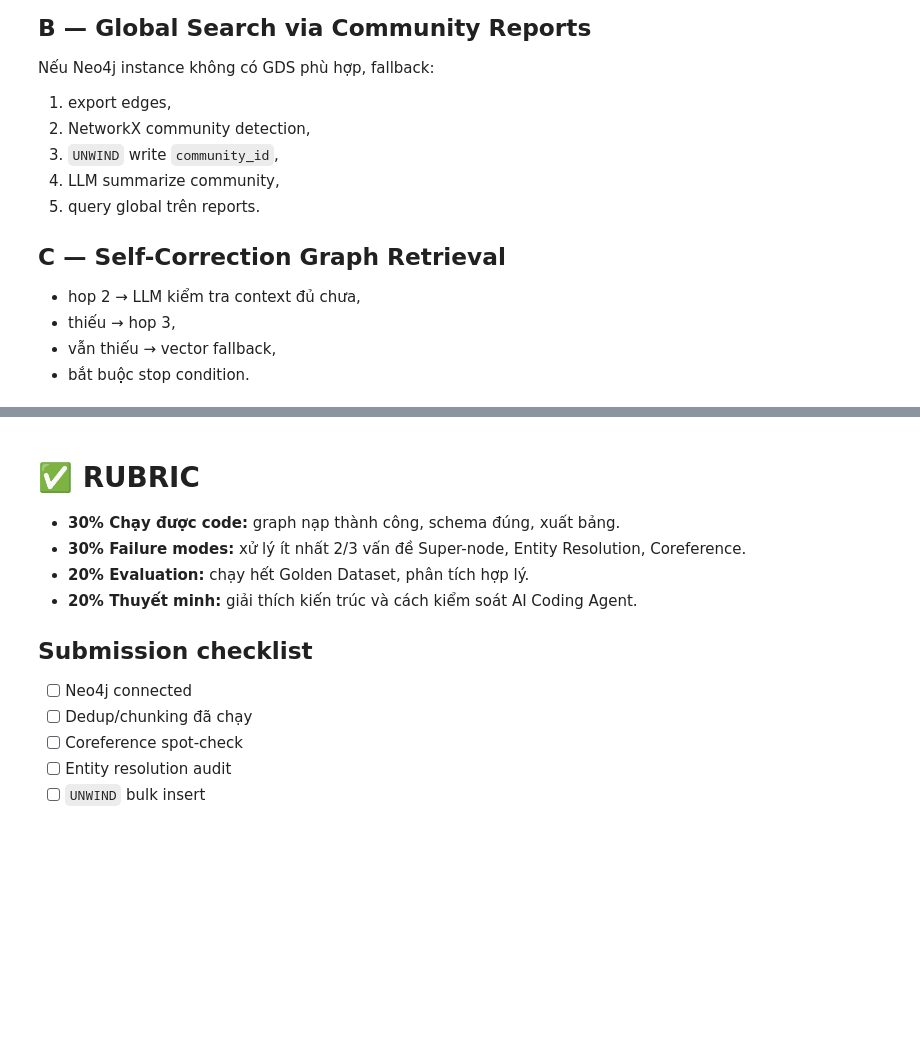
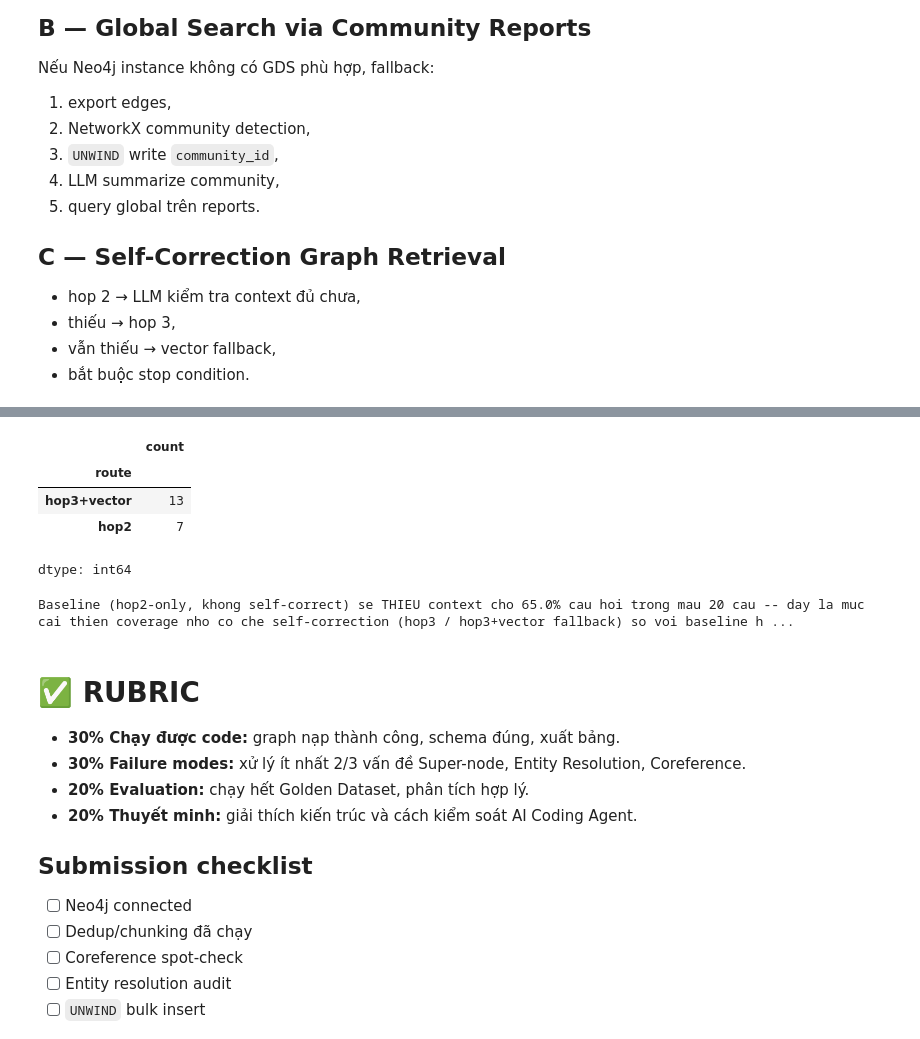
Before and after one commit to nt15032/K3-Track3-Lab19-GraphRAG-2A202601618-NguyenDucAnhTuan, a Jupyter notebook: Day19_GraphRAG_vs_FlatRAG_Production_Lab_Guide.ipynb, the cells around one changed output, grey strips where cells are left out. Saved outputs shown, nothing was run; the diff lists cells and outputs as text; code cells hidden in the pictures; blank space fills up the shorter version.

```diff
--- a/Day19_GraphRAG_vs_FlatRAG_Production_Lab_Guide.ipynb
+++ b/Day19_GraphRAG_vs_FlatRAG_Production_Lab_Guide.ipynb
@@ -1686,6 +1802,29 @@ def self_correcting_context(question):
         "context":f"=== GRAPH ===\n{g3['context']}\n\n=== VECTOR ===\n{flat}",
         "missing":missing2
     }
+# %%
+#@title Bonus C (demo) — Self-correction quantified (before/after)
+SC_SAMPLE_N = 20  # tang len len(golden_df) neu con du quota LLM
+
+sc_rows = []
+for q in tqdm(golden_df.head(SC_SAMPLE_N).itertuples(index=False), total=SC_SAMPLE_N, desc="Self-correction"):
+    r = self_correcting_context(q.question)
+    sc_rows.append({"id": q.id, "group": q.group, "route": r["route"], "missing": r["missing"]})
+
+sc_df = pd.DataFrame(sc_rows)
+display(sc_df["route"].value_counts())
+
+hop2_only_insufficient = (sc_df["route"] != "hop2").mean() * 100
+print(f"Baseline (hop2-only, khong self-correct) se THIEU context cho {hop2_only_insufficient:.1f}% "
+      f"cau hoi trong mau {SC_SAMPLE_N} cau -- day la muc cai thien coverage nho co che self-correction "
+      f"(hop3 / hop3+vector fallback) so voi baseline hop2 co dinh.")
+# %% [output]
+|  | count |
+| route |  |
+| hop3+vector | 13 |
+| hop2 | 7 |
+dtype: int64
+Baseline (hop2-only, khong self-correct) se THIEU context cho 65.0% cau hoi trong mau 20 cau -- day la muc cai thien coverage nho co che self-correction (hop3 / hop3+vector fallback) so voi baseline h ...
 # %% [markdown]
 # ✅ RUBRIC
 
```
Also changed, not shown: parts of 13 cells of this notebook, 7 other files.
